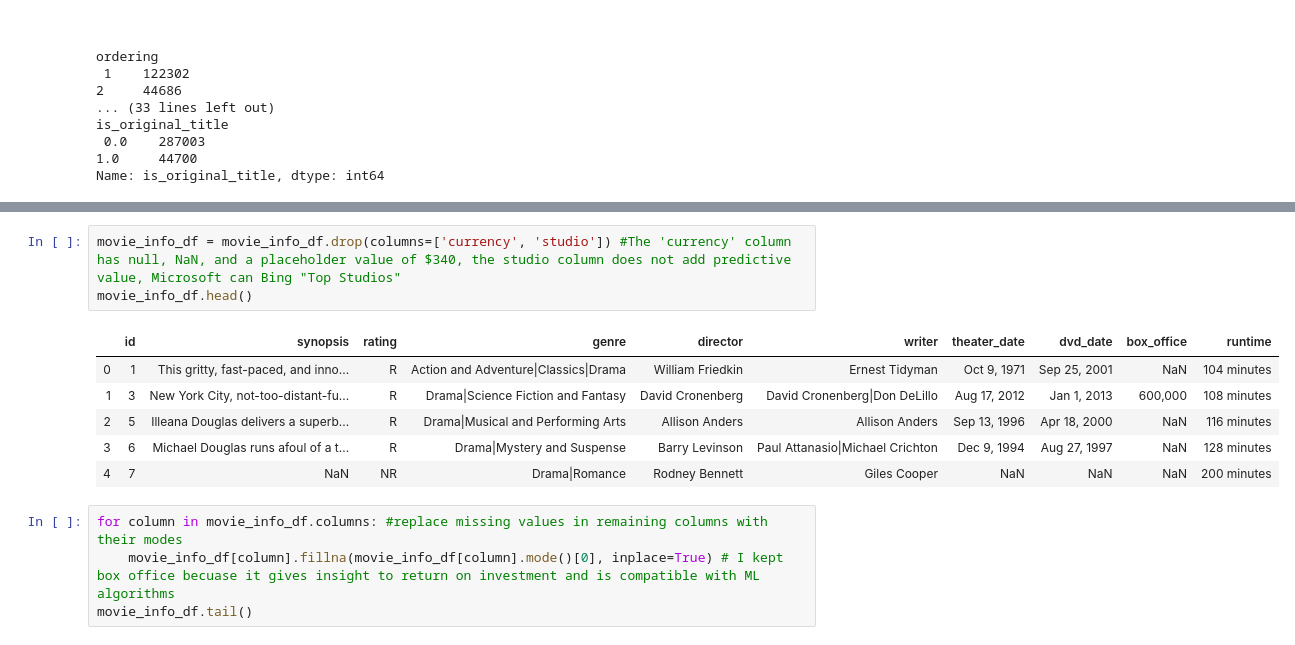
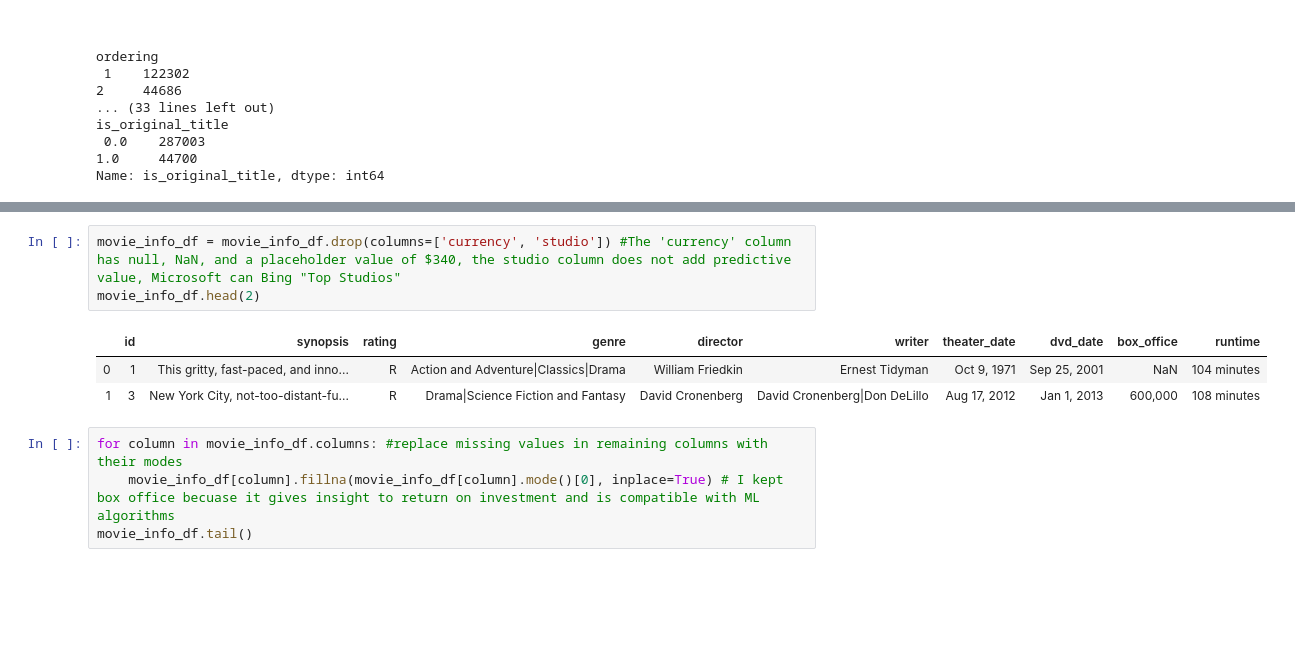
Before and after one commit to EricaSG/dsc-mod-1-project-v2-1-onl01-dtsc-ft-041320, a Jupyter notebook: student.ipynb, the cells around one changed output, grey strips where cells are left out. Drawn from its saved outputs; the diff is of its cells as text; blank space fills up the shorter version.

```diff
--- a/student.ipynb
+++ b/student.ipynb
@@ -386,14 +377,11 @@ Warner Bros. Pictures     21
 Name: studio, dtype: int64
 # %%
 movie_info_df = movie_info_df.drop(columns=['currency', 'studio']) #The 'currency' column has null, NaN, and a placeholder value of $340, the studio column does not add predictive value, Microsoft can Bing "Top Studios"
-movie_info_df.head()
+movie_info_df.head(2)
 # %% [output]
 |  | id | synopsis | rating | genre | director | writer | theater_date | dvd_date | box_office | runtime |
 | 0 | 1 | This gritty, fast-paced, and inno... | R | Action and Adventure|Classics|Drama | William Friedkin | Ernest Tidyman | Oct 9, 1971 | Sep 25, 2001 | NaN | 104 minutes |
 | 1 | 3 | New York City, not-too-distant-fu... | R | Drama|Science Fiction and Fantasy | David Cronenberg | David Cronenberg|Don DeLillo | Aug 17, 2012 | Jan 1, 2013 | 600,000 | 108 minutes |
-| 2 | 5 | Illeana Douglas delivers a superb... | R | Drama|Musical and Performing Arts | Allison Anders | Allison Anders | Sep 13, 1996 | Apr 18, 2000 | NaN | 116 minutes |
-| 3 | 6 | Michael Douglas runs afoul of a t... | R | Drama|Mystery and Suspense | Barry Levinson | Paul Attanasio|Michael Crichton | Dec 9, 1994 | Aug 27, 1997 | NaN | 128 minutes |
-| 4 | 7 | NaN | NR | Drama|Romance | Rodney Bennett | Giles Cooper | NaN | NaN | NaN | 200 minutes |
 # %%
 for column in movie_info_df.columns: #replace missing values in remaining columns with their modes
     movie_info_df[column].fillna(movie_info_df[column].mode()[0], inplace=True) # I kept box office becuase it gives insight to return on investment and is compatible with ML algorithms
```
Also changed, not shown: parts of 17 cells of this notebook.
